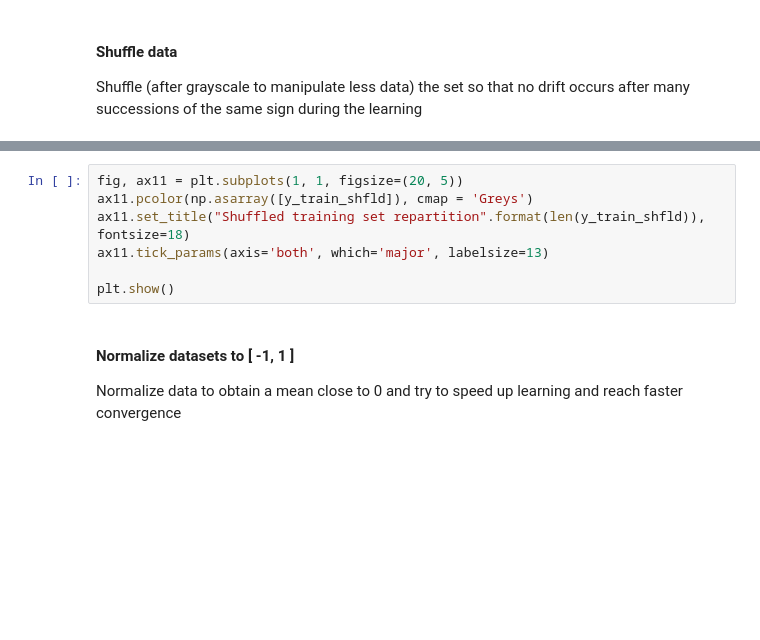
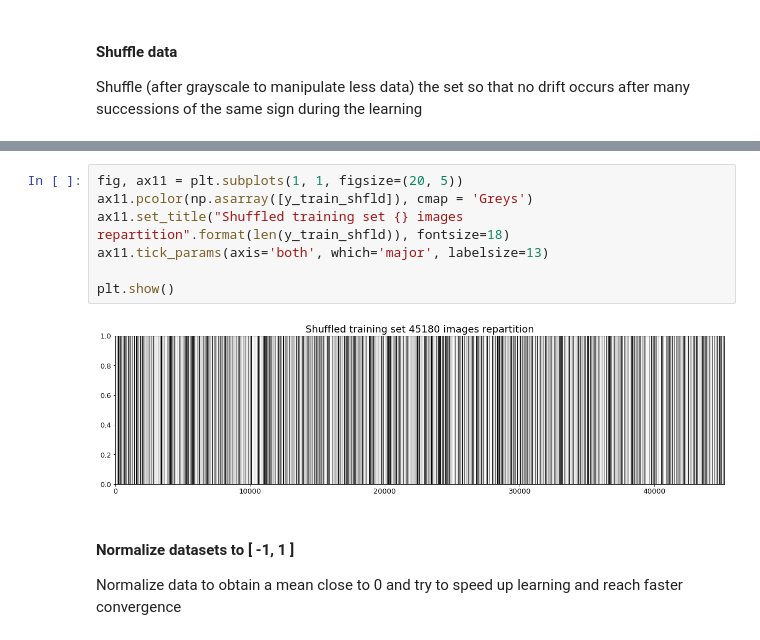
Before and after one commit to parphane/udacity-self_driving_cars, a Jupyter notebook: project-traffic_sign_classifier/Traffic_Sign_Classifier.ipynb, the cells around one changed output, grey strips where cells are left out. Saved outputs shown, nothing was run; the diff lists cells and outputs as text; blank space fills up the shorter version.

```diff
--- a/project-traffic_sign_classifier/Traffic_Sign_Classifier.ipynb
+++ b/project-traffic_sign_classifier/Traffic_Sign_Classifier.ipynb
@@ -475,10 +491,12 @@ X_train_shfld, y_train_shfld = UnisonShuffle(X_train_gray, y_train)
 # %%
 fig, ax11 = plt.subplots(1, 1, figsize=(20, 5))
 ax11.pcolor(np.asarray([y_train_shfld]), cmap = 'Greys')
-ax11.set_title("Shuffled training set repartition".format(len(y_train_shfld)), fontsize=18)
+ax11.set_title("Shuffled training set {} images repartition".format(len(y_train_shfld)), fontsize=18)
 ax11.tick_params(axis='both', which='major', labelsize=13)
 
 plt.show()
+# %% [output]
+[figure, added]
 # %% [markdown]
 #### Normalize datasets to [ -1, 1 ]
 Normalize data to obtain a mean close to 0 and try to speed up learning and reach faster convergence
```
Also changed, not shown: parts of 31 cells of this notebook, 19 other files.
